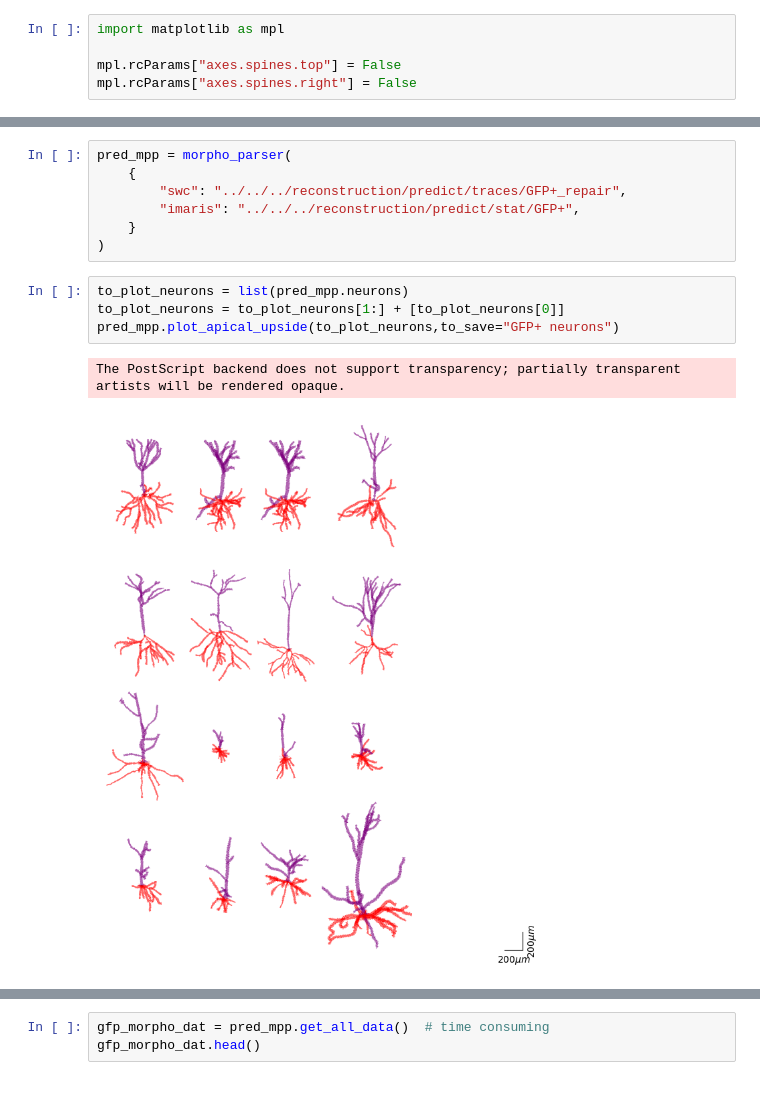
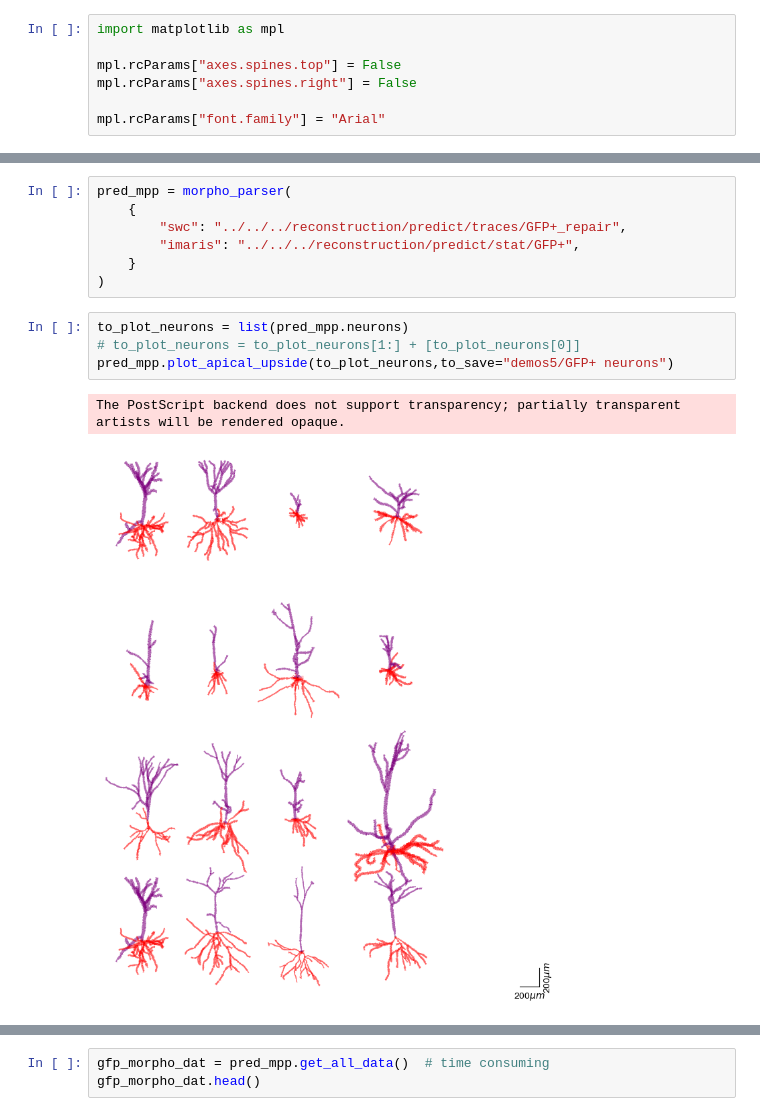
Before and after one commit to githubfzq/memory_lab, a Jupyter notebook: patch/analysis/20191107/patch & morphology analysis.ipynb, the cells around one changed output, grey strips where cells are left out. Cells and saved outputs as stored; diff of their text form.

Commit message:
try drawing neurons

```diff
--- a/patch/analysis/20191107/patch & morphology analysis.ipynb
+++ b/patch/analysis/20191107/patch & morphology analysis.ipynb
@@ -6,6 +6,8 @@ import matplotlib as mpl
 
 mpl.rcParams["axes.spines.top"] = False
 mpl.rcParams["axes.spines.right"] = False
+
+mpl.rcParams["font.family"] = "Arial"
 # %% [markdown]
  # Patch clamp analysis
 # %%
@@ -761,8 +763,8 @@ pred_mpp = morpho_parser(
 )
 # %%
 to_plot_neurons = list(pred_mpp.neurons)
-to_plot_neurons = to_plot_neurons[1:] + [to_plot_neurons[0]]
-pred_mpp.plot_apical_upside(to_plot_neurons,to_save="GFP+ neurons")
+# to_plot_neurons = to_plot_neurons[1:] + [to_plot_neurons[0]]
+pred_mpp.plot_apical_upside(to_plot_neurons,to_save="demos5/GFP+ neurons")
 # %% [output]
 The PostScript backend does not support transparency; partially transparent artists will be rendered opaque.
-[figure, old version]
+[figure, new version]
```
Also changed, not shown: parts of 8 cells of this notebook, 5 other files.
